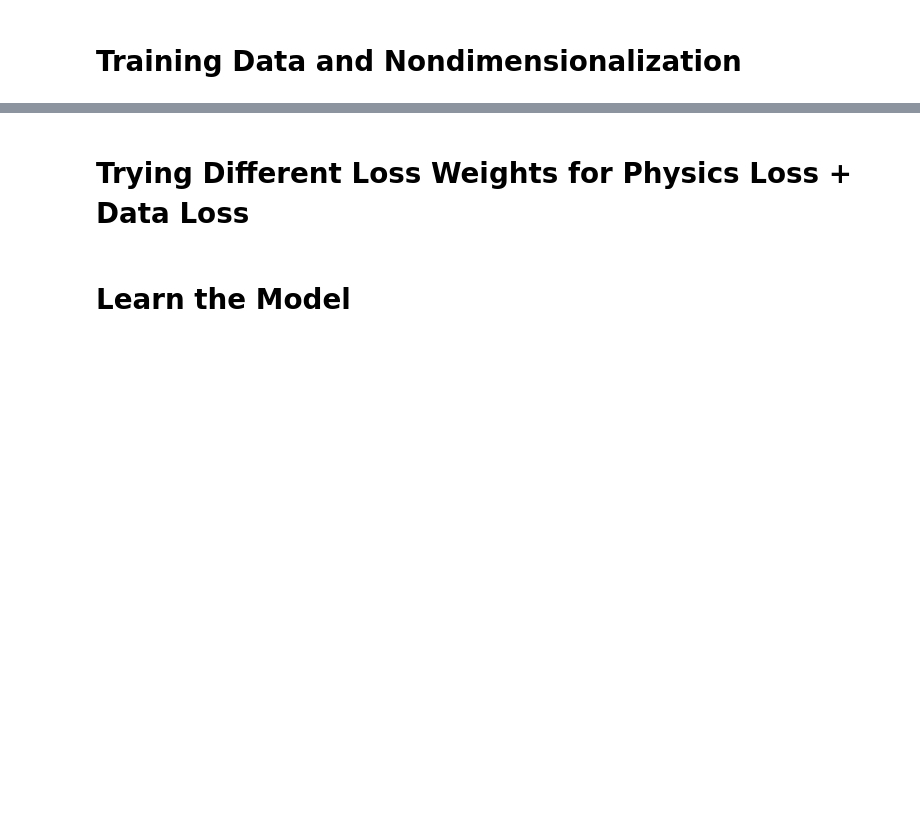
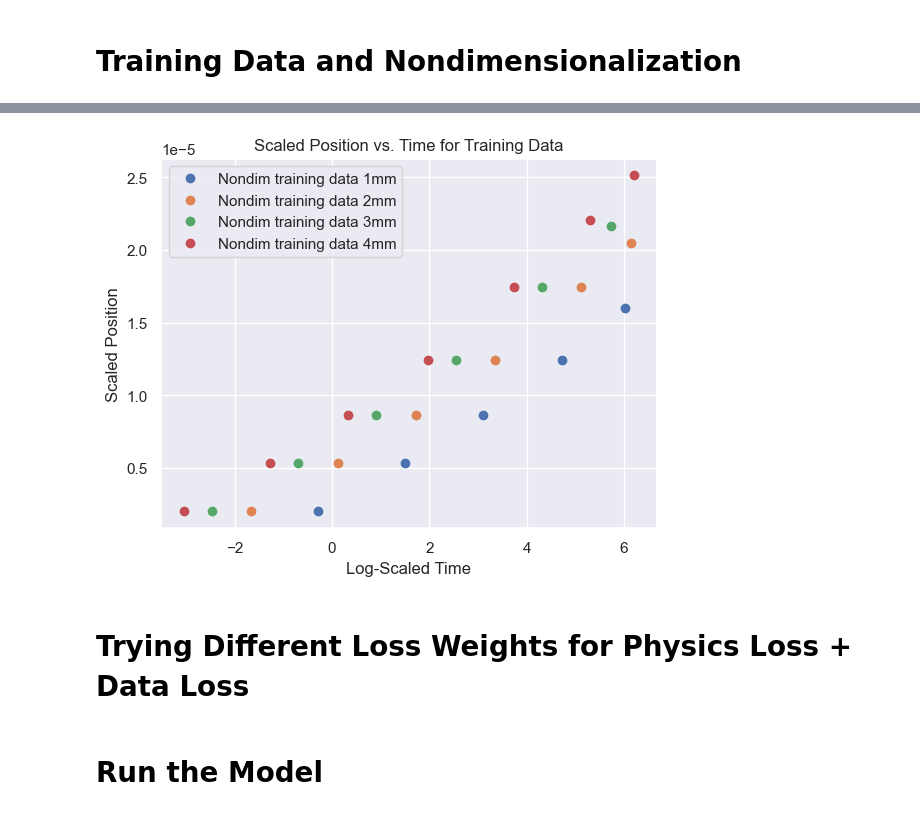
Before and after one commit to rahavdayan/pinns-model, a Jupyter notebook: src/ferrofluid/ferrofluid.ipynb, the cells around one changed output, grey strips where cells are left out. Cells and saved outputs as stored; diff of their text form; code cells hidden in the pictures; blank space fills up the shorter version.

```diff
--- a/src/ferrofluid/ferrofluid.ipynb
+++ b/src/ferrofluid/ferrofluid.ipynb
@@ -41,3 +52,8 @@ plt.show()
+# %%
+# Plot nondimensionalized training data
+plot_nondim_data()
+# %% [output]
+[figure, added]
 # %% [markdown]
 # Trying Different Loss Weights for Physics Loss + Data Loss
 # %%
@@ -53,4 +69,4 @@ plt.show()
 # plt.ylabel('Loss')
 # plt.xlabel('Lambda')
 # %% [markdown]
-# Learn the Model
+# Run the Model
```
Also changed, not shown: parts of 10 cells of this notebook, 2 other files.
